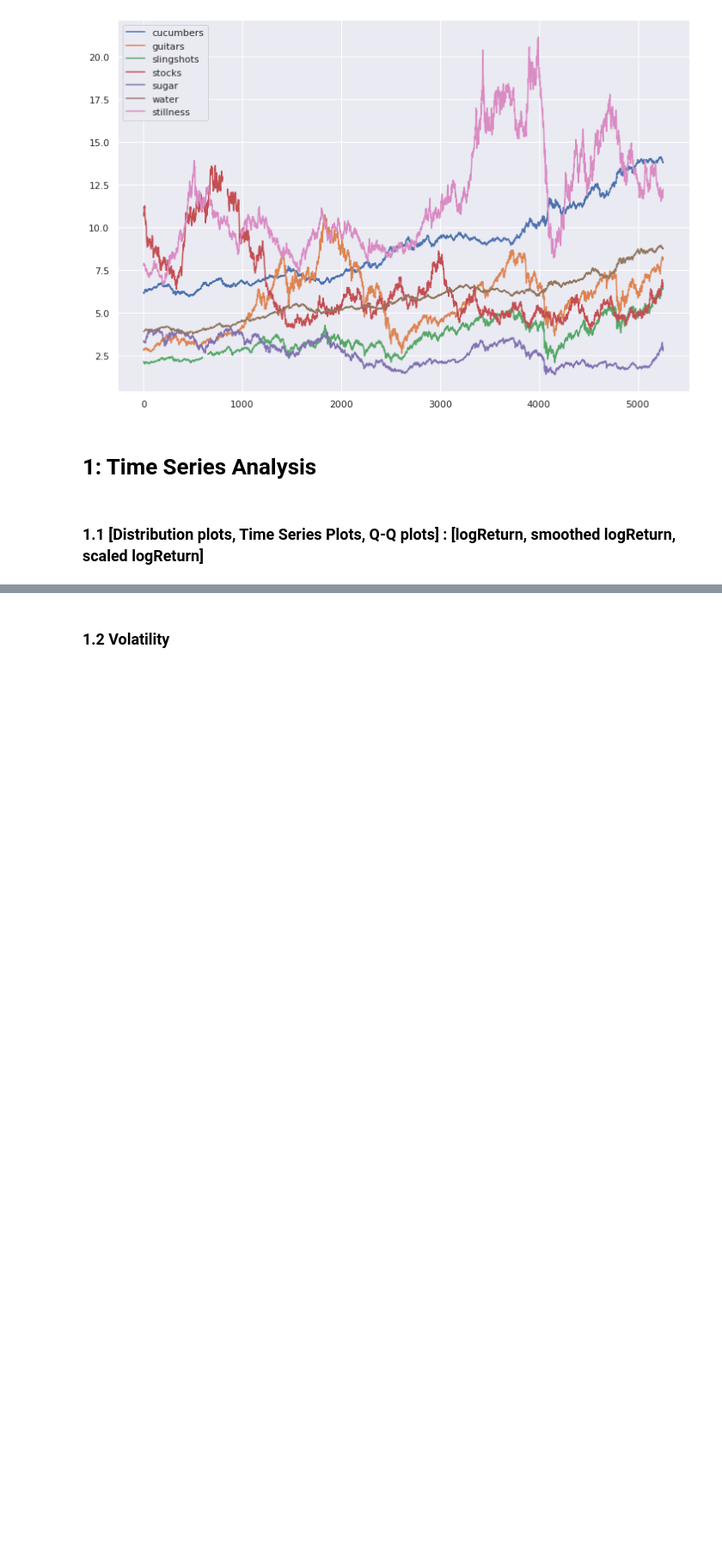
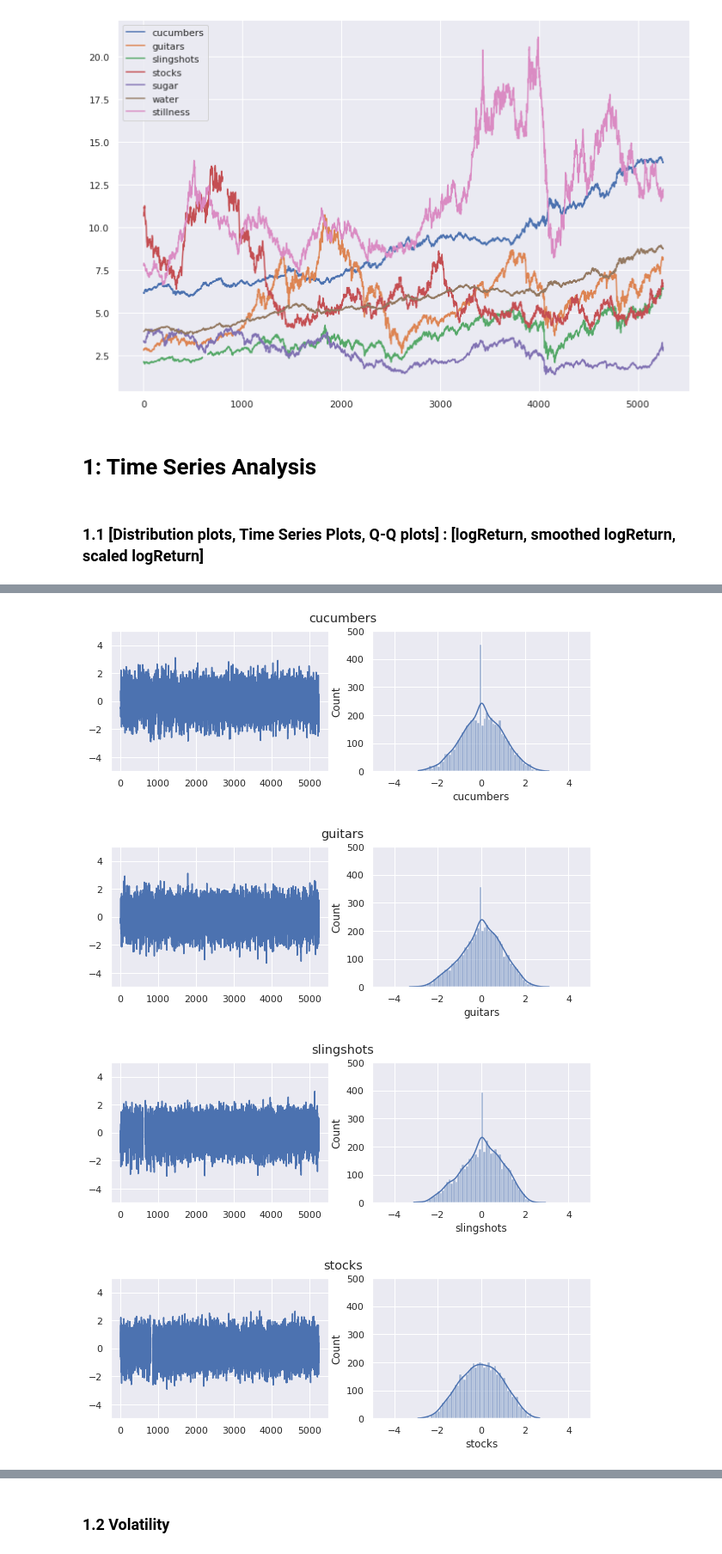
Before and after one commit to miaonaise/Lynx_case, a Jupyter notebook: Spiff.ipynb, the cells around one changed output, grey strips where cells are left out. Shown at 86% size. Drawn from its saved outputs; the diff is of its cells as text; code cells hidden in the pictures; blank space fills up the shorter version.

```diff
--- a/Spiff.ipynb
+++ b/Spiff.ipynb
@@ -87,10 +105,15 @@ df_logReturns_ewm['day'] = df_prices['day']
 # %%
 # EWM volatility
 span = 20
 
 df_volatility = df_logReturns.ewm(span = span).std()
 df_volatility['day'] = df_prices['day']
 df_logReturns_scaled = df_logReturns/df_volatility
 df_logReturns_scaled['day'] = df_prices['day']
 
-#plotting.DFSubGraphHist(df = df_logReturns_scaled,df2 = None,xlim = 5,ylim=500)
+plotting.DFSubGraphHist(df = df_logReturns_scaled,df2 = None,xlim = 5,ylim=500)
+# %% [output]
+[figure, added]
+[figure, added]
+[figure, added]
+[figure, added]
```
Also changed, not shown: parts of 13 cells of this notebook.
